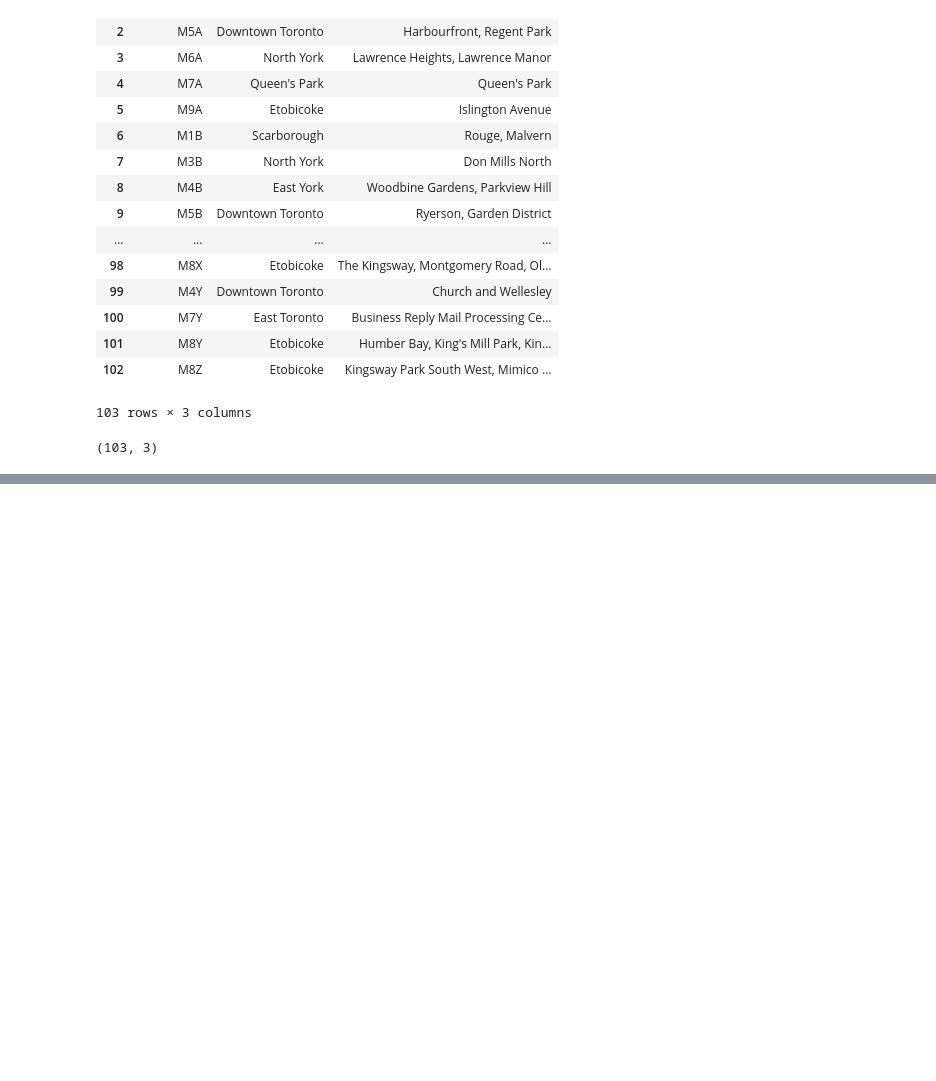
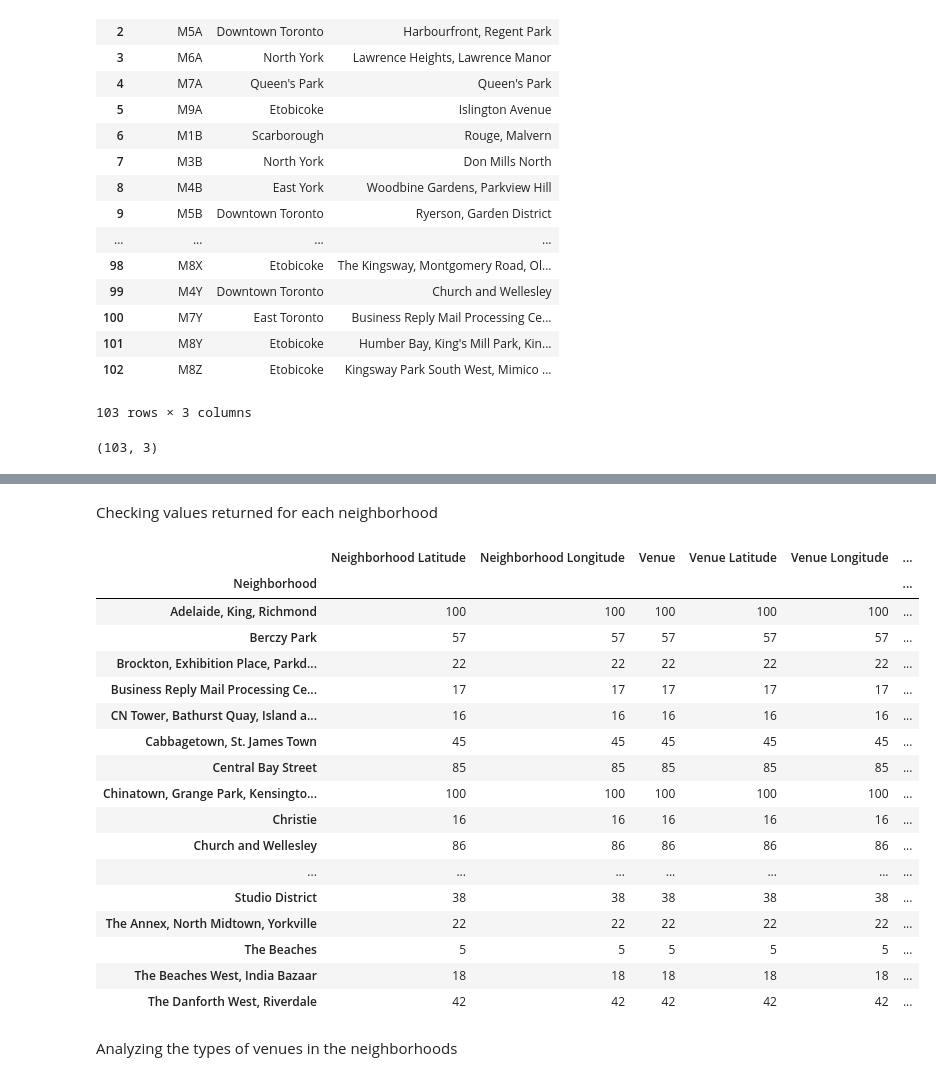
Before and after one commit to andikamulya19/capstone_project, a Jupyter notebook: capstone_project_toronto.ipynb, the cells around one changed output, grey strips where cells are left out. Cells and saved outputs as stored; diff of their text form; code cells hidden in the pictures; blank space fills up the shorter version.

```diff
--- a/capstone_project_toronto.ipynb
+++ b/capstone_project_toronto.ipynb
@@ -53,0 +139,18 @@ table.shape
+# %%
+map_toronto = folium.Map(location=[latitude, longitude], zoom_start = 10)
+map_toronto
+
+for lat, lng, borough, neighborhood in zip(toronto_data['Latitude'], toronto_data['Longitude'], toronto_data['Borough'], toronto_data['Neighborhood']):
+    label = '{}, {}'.format(neighborhood, borough)
+    label = folium.Popup(label, parse_html=True)
+    folium.CircleMarker(
+        [lat,lng],
+        radius=5,
+        popup=label,
+        color='blue',
+        fill=True,
+        fill_color='#3186cc',
+        fill_opacity=0.7,
+        parse_html=False).add_to(map_toronto)
+
+map_toronto
@@ -53,0 +239,25 @@ table.shape
+# %% [markdown]
+Checking values returned for each neighborhood
+# %%
+toronto_venues.groupby('Neighborhood').count()
+# %% [output]
+|  | Neighborhood Latitude | Neighborhood Longitude | Venue | Venue Latitude | Venue Longitude | ... |
+| Neighborhood |  |  |  |  |  | ... |
+| Adelaide, King, Richmond | 100 | 100 | 100 | 100 | 100 | ... |
+| Berczy Park | 57 | 57 | 57 | 57 | 57 | ... |
+| Brockton, Exhibition Place, Parkd... | 22 | 22 | 22 | 22 | 22 | ... |
+| Business Reply Mail Processing Ce... | 17 | 17 | 17 | 17 | 17 | ... |
+| CN Tower, Bathurst Quay, Island a... | 16 | 16 | 16 | 16 | 16 | ... |
+| Cabbagetown, St. James Town | 45 | 45 | 45 | 45 | 45 | ... |
+| Central Bay Street | 85 | 85 | 85 | 85 | 85 | ... |
+| Chinatown, Grange Park, Kensingto... | 100 | 100 | 100 | 100 | 100 | ... |
+| Christie | 16 | 16 | 16 | 16 | 16 | ... |
+| Church and Wellesley | 86 | 86 | 86 | 86 | 86 | ... |
+| ... | ... | ... | ... | ... | ... | ... |
+| Studio District | 38 | 38 | 38 | 38 | 38 | ... |
+| The Annex, North Midtown, Yorkville | 22 | 22 | 22 | 22 | 22 | ... |
+| The Beaches | 5 | 5 | 5 | 5 | 5 | ... |
+| The Beaches West, India Bazaar | 18 | 18 | 18 | 18 | 18 | ... |
+| The Danforth West, Riverdale | 42 | 42 | 42 | 42 | 42 | ... |
+# %% [markdown]
+Analyzing the types of venues in the neighborhoods
```
Also changed, not shown: parts of 35 cells of this notebook.
